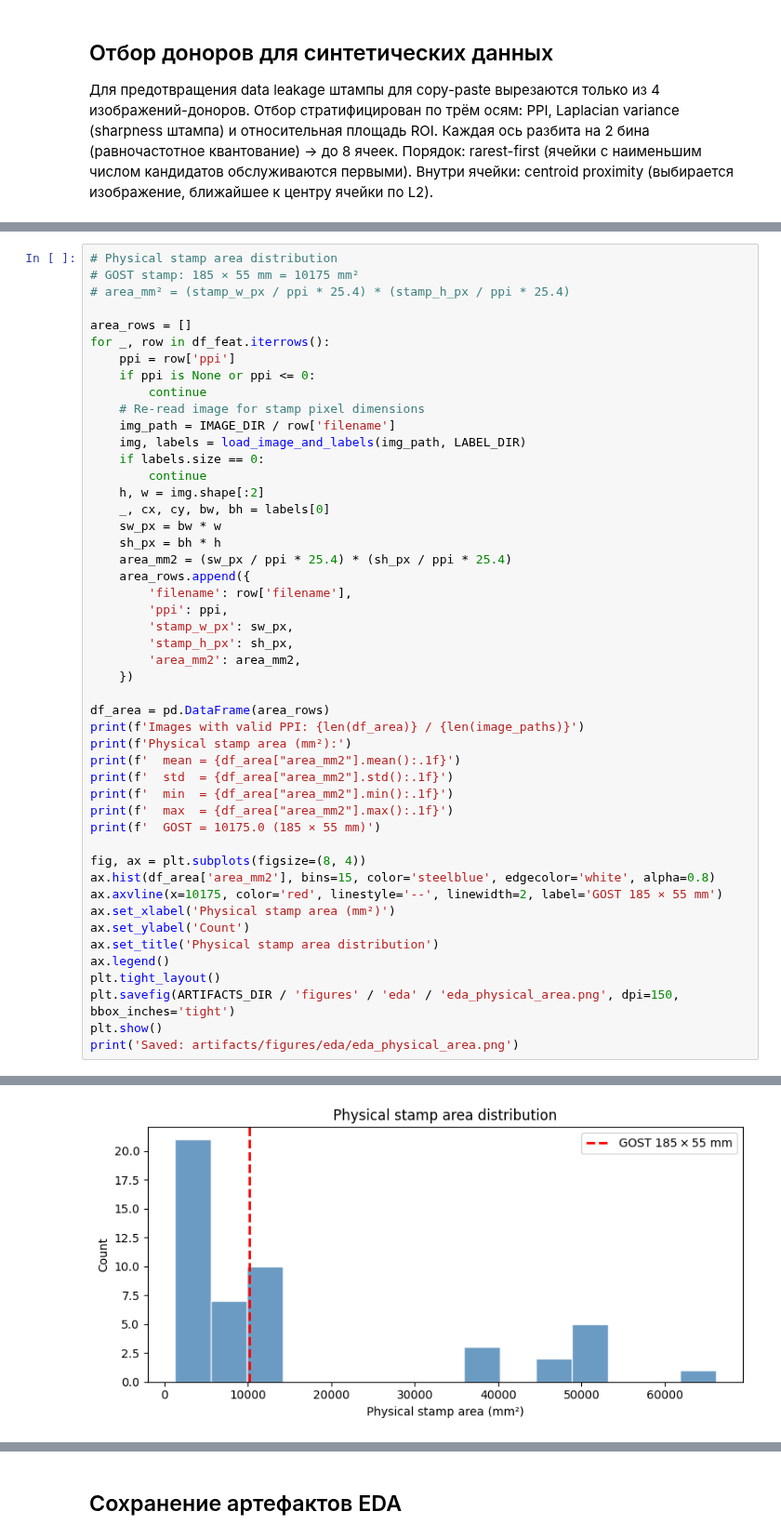
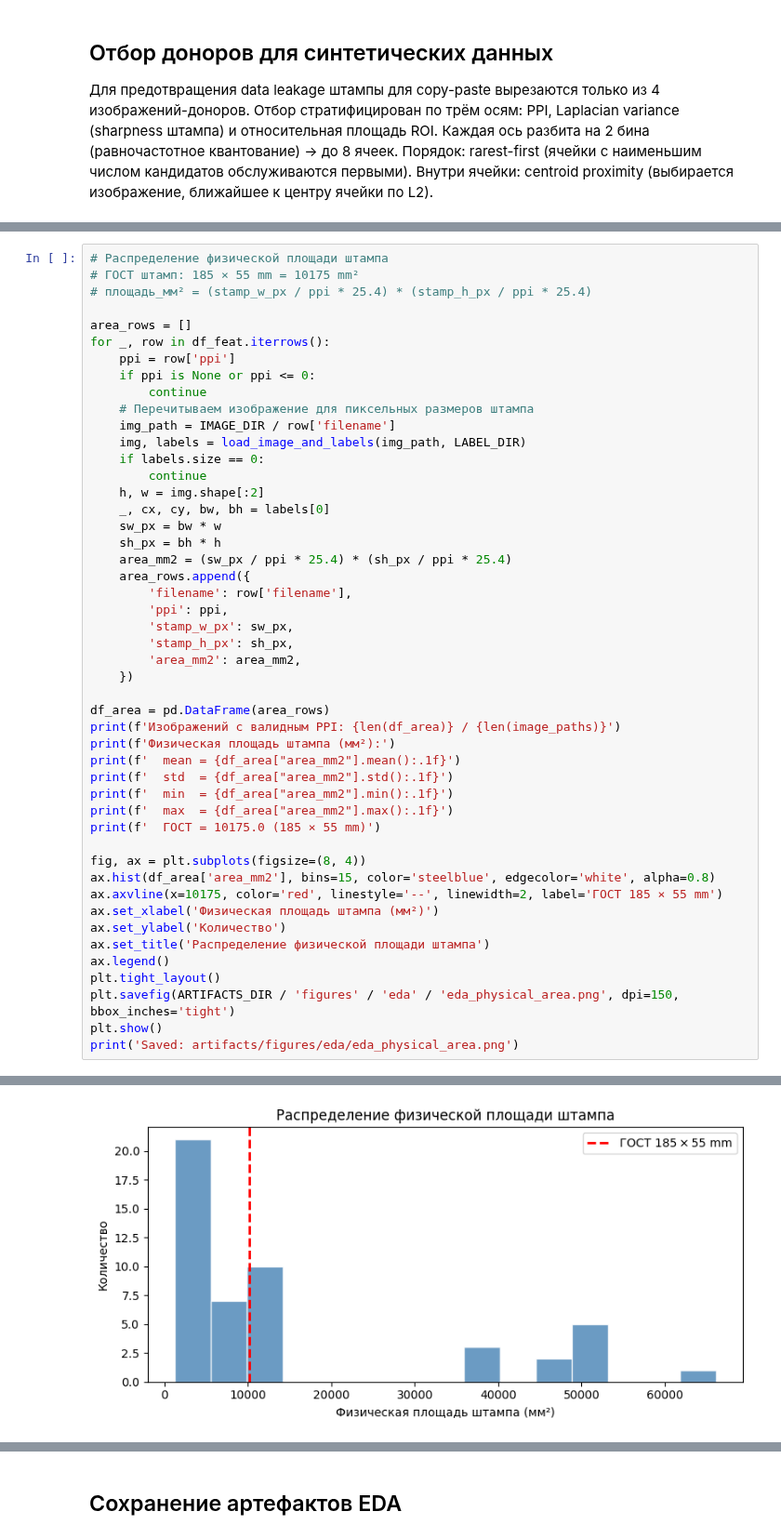
Before and after one commit to Sapar-hub/aie-group-2-sapar, a Jupyter notebook: project/notebooks/exp01_eda_baseline.ipynb, the cells around one changed output, grey strips where cells are left out. Shown at 93% size. Saved outputs shown, nothing was run; the diff lists cells and outputs as text.

```diff
--- a/project/notebooks/exp01_eda_baseline.ipynb
+++ b/project/notebooks/exp01_eda_baseline.ipynb
@@ -278,14 +278,14 @@ roi_rel_area         [0.007     , 0.165     ] [0.020     , 0.067     ] yes
 # %%
-# Physical stamp area distribution
-# GOST stamp: 185 × 55 mm = 10175 mm²
-# area_mm² = (stamp_w_px / ppi * 25.4) * (stamp_h_px / ppi * 25.4)
+# Распределение физической площади штампа
+# ГОСТ штамп: 185 × 55 mm = 10175 mm²
+# площадь_мм² = (stamp_w_px / ppi * 25.4) * (stamp_h_px / ppi * 25.4)
 
 area_rows = []
 for _, row in df_feat.iterrows():
     ppi = row['ppi']
     if ppi is None or ppi <= 0:
         continue
-    # Re-read image for stamp pixel dimensions
+    # Перечитываем изображение для пиксельных размеров штампа
     img_path = IMAGE_DIR / row['filename']
     img, labels = load_image_and_labels(img_path, LABEL_DIR)
     if labels.size == 0:
@@ -304,20 +304,20 @@ for _, row in df_feat.iterrows():
     })
 
 df_area = pd.DataFrame(area_rows)
-print(f'Images with valid PPI: {len(df_area)} / {len(image_paths)}')
-print(f'Physical stamp area (mm²):')
+print(f'Изображений с валидным PPI: {len(df_area)} / {len(image_paths)}')
+print(f'Физическая площадь штампа (мм²):')
 print(f'  mean = {df_area["area_mm2"].mean():.1f}')
 print(f'  std  = {df_area["area_mm2"].std():.1f}')
 print(f'  min  = {df_area["area_mm2"].min():.1f}')
 print(f'  max  = {df_area["area_mm2"].max():.1f}')
-print(f'  GOST = 10175.0 (185 × 55 mm)')
+print(f'  ГОСТ = 10175.0 (185 × 55 mm)')
 
 fig, ax = plt.subplots(figsize=(8, 4))
 ax.hist(df_area['area_mm2'], bins=15, color='steelblue', edgecolor='white', alpha=0.8)
-ax.axvline(x=10175, color='red', linestyle='--', linewidth=2, label='GOST 185 × 55 mm')
-ax.set_xlabel('Physical stamp area (mm²)')
-ax.set_ylabel('Count')
-ax.set_title('Physical stamp area distribution')
+ax.axvline(x=10175, color='red', linestyle='--', linewidth=2, label='ГОСТ 185 × 55 mm')
+ax.set_xlabel('Физическая площадь штампа (мм²)')
+ax.set_ylabel('Количество')
+ax.set_title('Распределение физической площади штампа')
 ax.legend()
 plt.tight_layout()
 plt.savefig(ARTIFACTS_DIR / 'figures' / 'eda' / 'eda_physical_area.png', dpi=150, bbox_inches='tight')
@@ -334 +334 @@ Physical stamp area (mm²):
-[figure, old version]
+[figure, new version]
```
Also changed, not shown: parts of 5 cells of this notebook, 17 other files.
